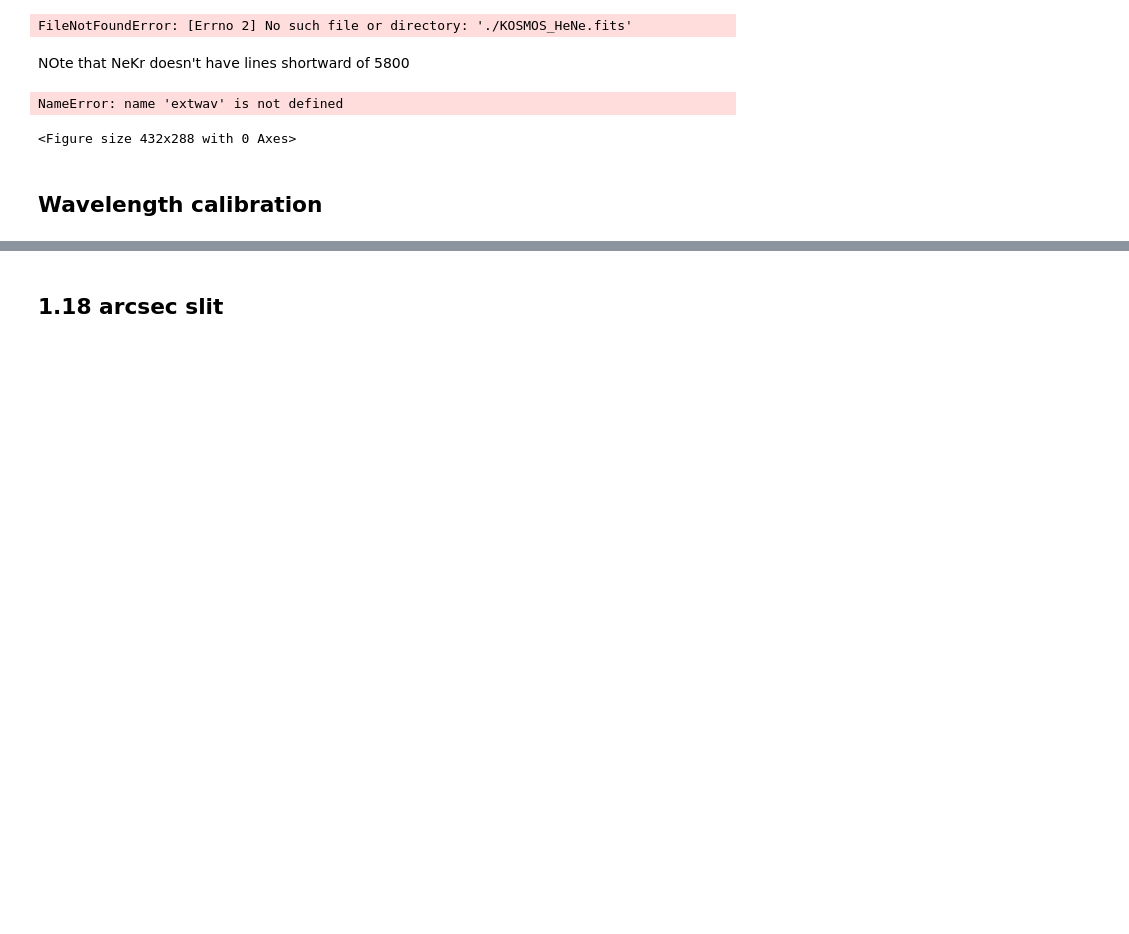
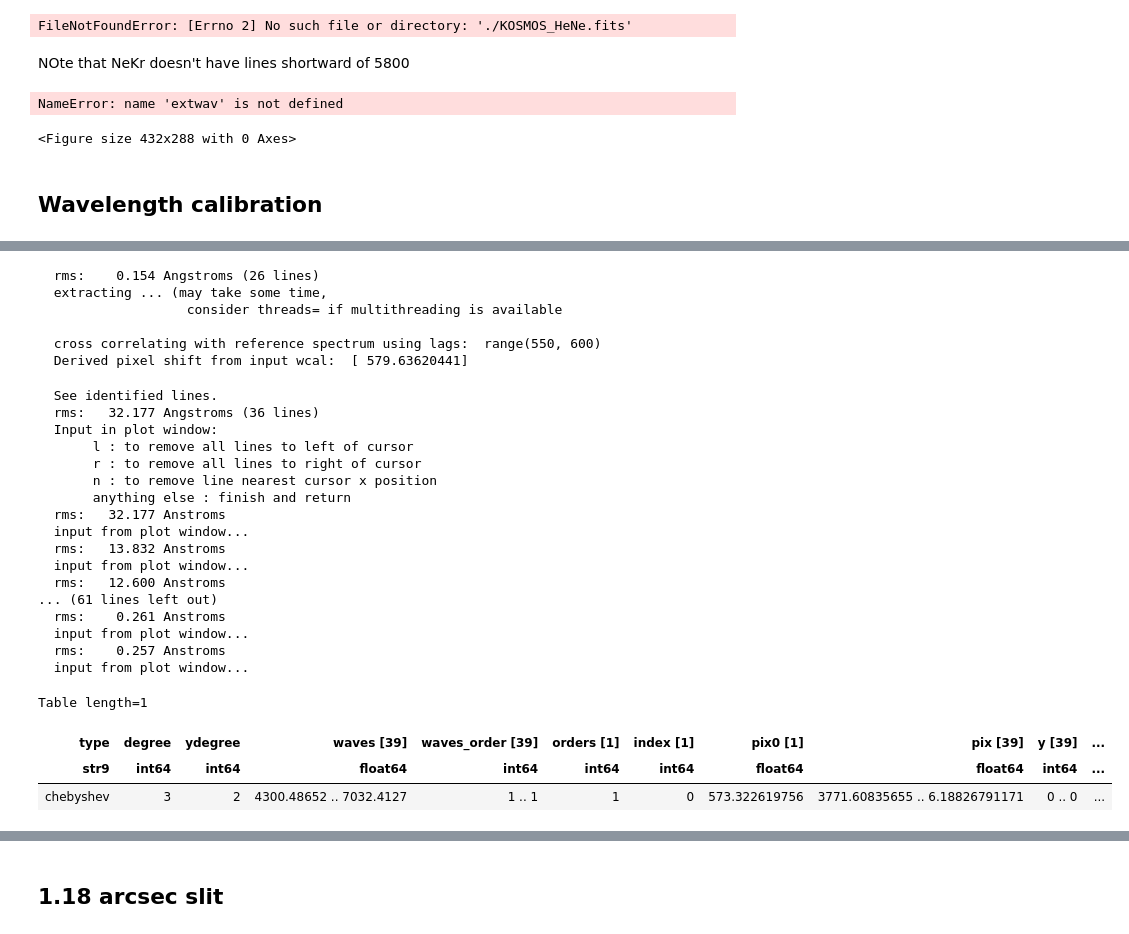
Before and after one commit to holtzmanjon/pyvista, a Jupyter notebook: doc/notebooks/KOSMOS_rotation.ipynb, the cells around one changed output, grey strips where cells are left out. Saved outputs shown, nothing was run; the diff lists cells and outputs as text; code cells hidden in the pictures; blank space fills up the shorter version.

```diff
--- a/doc/notebooks/KOSMOS_rotation.ipynb
+++ b/doc/notebooks/KOSMOS_rotation.ipynb
@@ -440,4 +495,36 @@ tmp.identify(arcec,thresh=20,plot=True,lags=range(-600,-550))
 # %%
+wav=spectra.WaveCal('KOSMOS/KOSMOS_blue_waves.fits')
 tmp=copy.deepcopy(wav)
 arcec=trace.extract(blue_int_2h)
-tmp.identify(arcec,thresh=20,plot=True,lags=range(550,600))
+tmp.identify(arcec,plot=True,lags=range(550,600),file='henearkr.dat')
+tmp.weights[:] = 1.
+tmp.identify(arcec,plot=True,file='henearkr.dat',lags=range(-100,100))
+tmp.write('KOSMOS_blue_high_waves.fits')
+# %% [output]
+  rms:    0.154 Angstroms (26 lines)
+  extracting ... (may take some time,
+                   consider threads= if multithreading is available
+
+  cross correlating with reference spectrum using lags:  range(550, 600)
+  Derived pixel shift from input wcal:  [ 579.63620441]
+  See identified lines.
+  rms:   32.177 Angstroms (36 lines)
+  Input in plot window:
+       l : to remove all lines to left of cursor
+       r : to remove all lines to right of cursor
+       n : to remove line nearest cursor x position
+       anything else : finish and return
+  rms:   32.177 Anstroms
+  input from plot window...
+  rms:   13.832 Anstroms
+  input from plot window...
+  rms:   12.600 Anstroms
+... (61 lines left out)
+  rms:    0.261 Anstroms
+  input from plot window...
+  rms:    0.257 Anstroms
+  input from plot window...
+Table length=1
+| type | degree | ydegree | waves [39] | waves_order [39] | orders [1] | index [1] | pix0 [1] | pix [39] | y [39] | ... |
+| str9 | int64 | int64 | float64 | int64 | int64 | int64 | float64 | float64 | int64 | ... |
+| chebyshev | 3 | 2 | 4300.48652 .. 7032.4127 | 1 .. 1 | 1 | 0 | 573.322619756 | 3771.60835655 .. 6.18826791171 | 0 .. 0 | ... |
```
Also changed, not shown: parts of 11 cells of this notebook, 3 other files.
